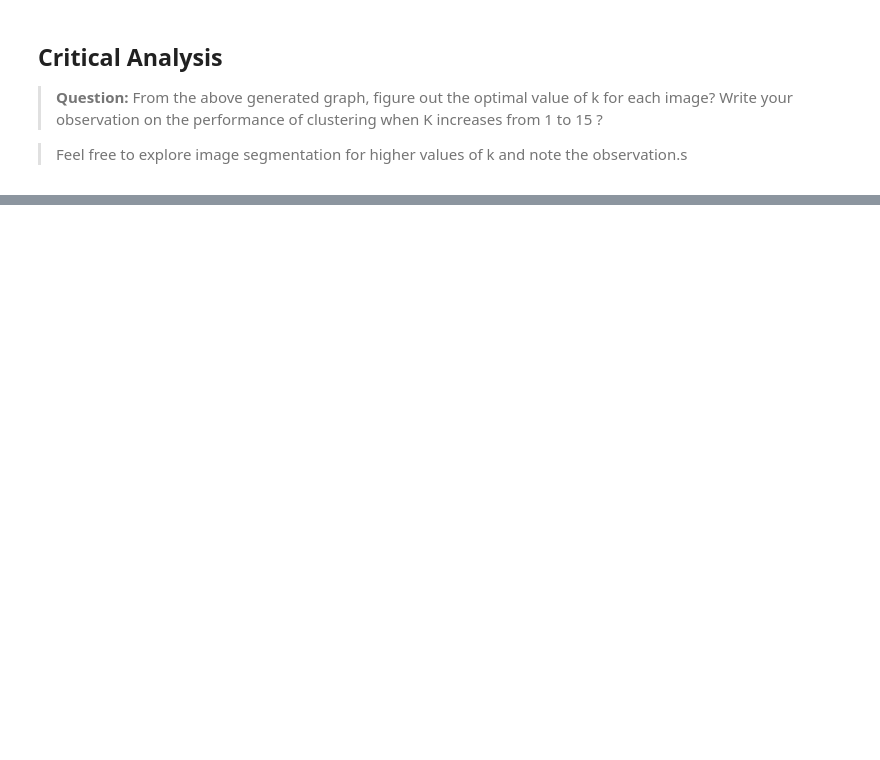
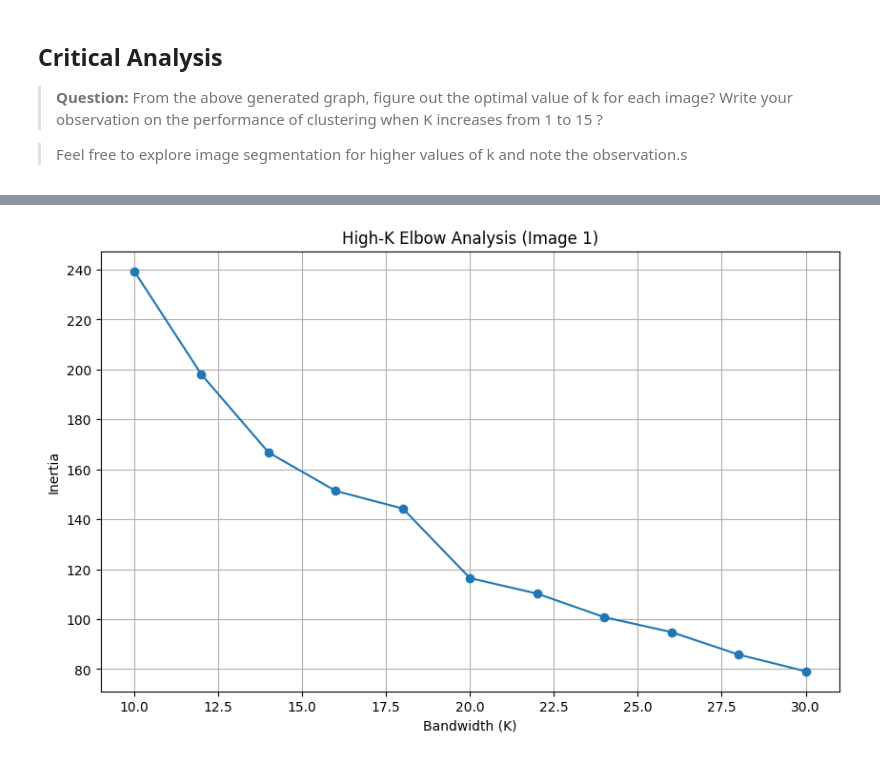
Before and after one commit to Destructor169/ES670MM, a Jupyter notebook: labs/ES670MM_Assignment1_The_Signal_Recovery_Initiative.ipynb, the cells around one changed output, grey strips where cells are left out. Cells and saved outputs as stored; diff of their text form; code cells hidden in the pictures; blank space fills up the shorter version.

```diff
--- a/labs/ES670MM_Assignment1_The_Signal_Recovery_Initiative.ipynb
+++ b/labs/ES670MM_Assignment1_The_Signal_Recovery_Initiative.ipynb
@@ -508,18 +738,3 @@ We use the **Elbow Method**. We plot the **Inertia** (Total Squared Error) vs. $
 1.  Implement `calculate_inertia` using matrix operations.
 2.  Run the loop for $K = 1$ to $12$.
 3.  Plot the graph.
-# %%
-def calculate_inertia(X, centroids, labels):
-    """
-    Calculates the total squared error (Inertia) efficiently.
-    """
-    # Write the code here
-    assigned_centroids = None
-
-
-    squared_diffs = None
-
-
-    inertia = None
-
-    return inertia
@@ -581,0 +954,70 @@ plt.show()
+# %%
+# -------------------------------------------------------
+# HIGH-K EXPERIMENT: Exploring Diminishing Returns
+# -------------------------------------------------------
+
+high_k_values = list(range(10, 31, 2))
+test_image_id = 1
+
+print("Running High-K Exploration...")
+print("Testing K values:", high_k_values)
+
+# One image for detailed high-K analysis
+path = f"{base_path}/image_{test_image_id}.png"
+image = io.imread(path)
+image = np.array(image, dtype=np.float64) / 255.0
+if image.shape[2] == 4:
+    image = image[:, :, :3]
+
+h, w, c = image.shape
+X = image.reshape(-1, 3)
+
+# ---- Inertia computation ----
+high_k_inertias = []
+
+for k in high_k_values:
+    print(f"\nRunning K-Means with K={k} ...")
+    centroids, labels = kmeans_algorithm(X, k, max_iters=150)
+
+    inertia = calculate_inertia(X, centroids, labels)
+    high_k_inertias.append(inertia)
+
+    print(f"Inertia for K={k}: {inertia:.2f}")
+
+# ---- Plot High-K Elbow ----
+plt.figure(figsize=(10, 6))
+plt.plot(high_k_values, high_k_inertias, marker="o")
+plt.xlabel("Bandwidth (K)")
+plt.ylabel("Inertia")
+plt.title(f"High-K Elbow Analysis (Image {test_image_id})")
+plt.grid(True)
+plt.show()
+
+# -------------------------------------------------------
+# VISUAL CHECK: Compare very large K reconstructions
+# -------------------------------------------------------
+
+visual_high_k = [12, 16, 20, 25, 30]
+
+plt.figure(figsize=(20, 4))
+
+plt.subplot(1, len(visual_high_k) + 1, 1)
+plt.imshow(image)
+plt.title("Original")
+plt.axis("off")
+
+for i, k in enumerate(visual_high_k):
+    centroids, labels = kmeans_algorithm(X, k, max_iters=150)
+
+    recon_flat = centroids[labels.astype(int)]
+    recon_img = recon_flat.reshape(h, w, c)
+
+    plt.subplot(1, len(visual_high_k) + 1, i + 2)
+    plt.imshow(recon_img)
+    plt.title(f"K={k}")
+    plt.axis("off")
+
+plt.show()
+
+print("\nHigh-K experiment complete.")
+# %% [output]
@@ -581,0 +1041 @@ plt.show()
+[figure, added]
```
Also changed, not shown: parts of 19 cells of this notebook.
